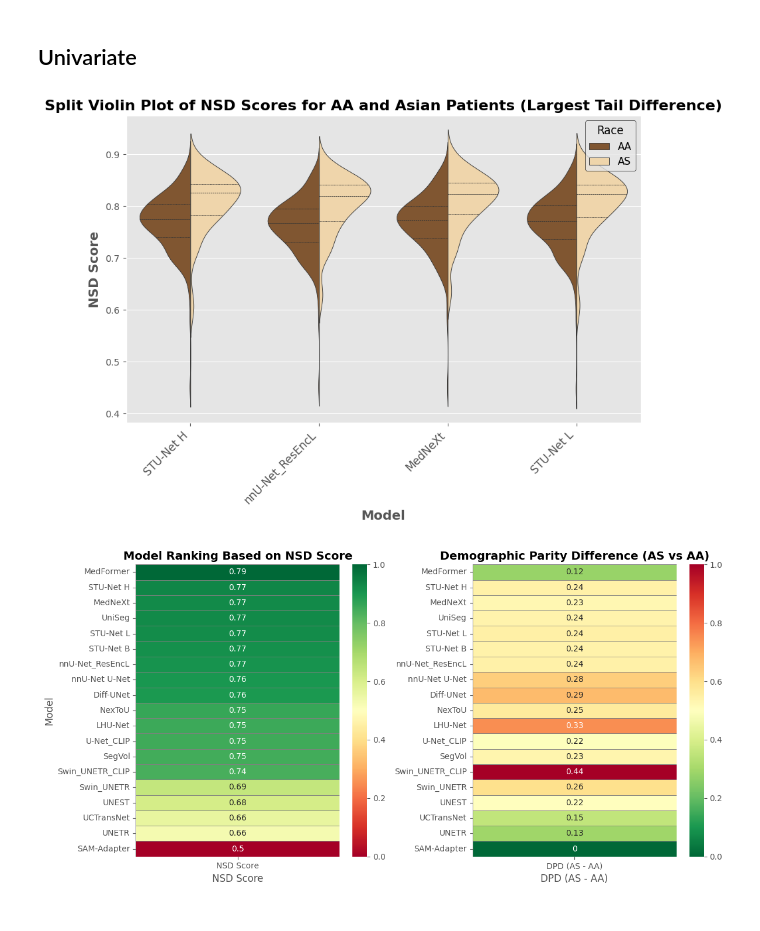
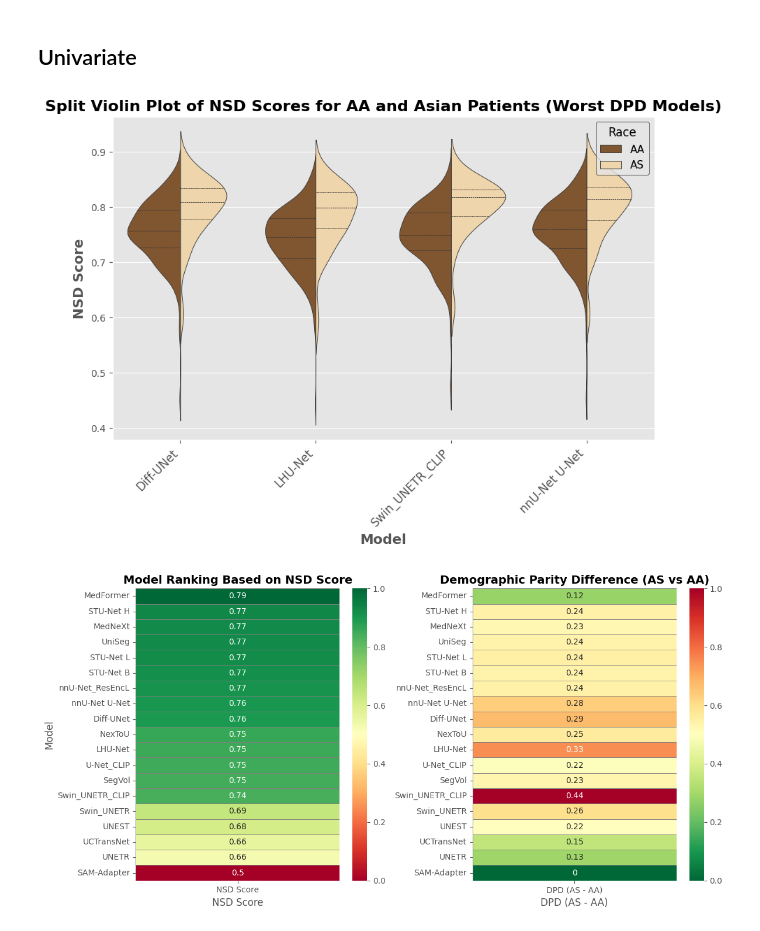
Before and after one commit to ariellubonja/RankInsight, a Jupyter notebook: python_eda.ipynb, the cells around one changed output. Cells and saved outputs as stored; diff of their text form; code cells hidden in the pictures.

Commit message:
Univariate based on worst DPD!

```diff
--- a/python_eda.ipynb
+++ b/python_eda.ipynb
@@ -799,7 +799,6 @@ import os
 import pandas as pd
 import matplotlib.pyplot as plt
 import seaborn as sns
-
 
 # Load metadata
 metadata_file_path = os.path.join(main_folder_path, "jhh_metadata - for version 20.csv")
@@ -827,38 +826,61 @@ df_metadata_subset = df_metadata[['name', 'race']]
 df_nsd_full = df_nsd_all[['name', 'Model', 'mean_nsd']].merge(df_metadata_subset, on='name', how='left')
 
 # Filter only AA and Asian patients
 df_nsd_aa_asian = df_nsd_full[df_nsd_full['race'].isin(['AA', 'AS'])]
 
-# Compute tail length (max - min) per model
+"""
+# OPTION 1: Select models based on largest tail difference
 def compute_tail_length(df):
     stats = df.groupby('Model')['mean_nsd'].describe()
     stats['Tail Length'] = (stats['max'] - stats['75%']) + (stats['25%'] - stats['min'])
     return stats
 
 tail_stats = compute_tail_length(df_nsd_aa_asian)
-top_models_by_tail = tail_stats.sort_values(by='Tail Length', ascending=False).head(4).index.tolist()
+selected_models = tail_stats.sort_values(by='Tail Length', ascending=False).head(4).index.tolist()
+"""
+
+"""
+# OPTION 2: Manually select models
+selected_models = ['Model_A', 'Model_B', 'Model_C', 'Model_D']  # Replace with actual model names
+"""
+
+# OPTION 3 (ACTIVE CODE): Select 4 models with the worst DPD (AS vs AA)
+df_nsd_dpd = df_nsd_full[df_nsd_full['race'].isin(['AA', 'AS'])]
+
+# Compute the probability of achieving a high NSD score (above the median)
+median_nsd = df_nsd_dpd['mean_nsd'].median()
+
+# Compute probability per model
+dpd_as = df_nsd_dpd[df_nsd_dpd['race'] == 'AS'].groupby('Model').apply(lambda x: (x['mean_nsd'] > median_nsd).mean())
+dpd_aa = df_nsd_dpd[df_nsd_dpd['race'] == 'AA'].groupby('Model').apply(lambda x: (x['mean_nsd'] > median_nsd).mean())
+
+# Compute DPD (AS - AA)
+dpd_values = dpd_as - dpd_aa
+
+# Select the 4 models with the worst DPD (highest disparity)
+selected_models = dpd_values.sort_values(ascending=False).head(4).index.tolist()
 
 # Filter dataset for selected models
-df_nsd_aa_asian_filtered = df_nsd_aa_asian[df_nsd_aa_asian['Model'].isin(top_models_by_tail)]
+df_nsd_aa_asian_filtered = df_nsd_aa_asian[df_nsd_aa_asian['Model'].isin(selected_models)]
 
 # Create the violin plot
 plt.figure(figsize=(10, 6))
 sns.violinplot(x='Model', y='mean_nsd', hue='race', data=df_nsd_aa_asian_filtered, split=True, inner='quartile',
                palette={"AA": "#8D5524", "AS": "#FAD7A0"})  # Skin-tone-inspired colors
 
 # Formatting
 plt.xticks(rotation=45, ha='right', fontsize=12)
 plt.xlabel('Model', fontsize=14, fontweight='bold')
 plt.ylabel('NSD Score', fontsize=14, fontweight='bold')
-plt.title('Split Violin Plot of NSD Scores for AA and Asian Patients (Largest Tail Difference)', fontsize=16, fontweight='bold')
+plt.title('Split Violin Plot of NSD Scores for AA and Asian Patients (Worst DPD Models)', fontsize=16, fontweight='bold')
 
 # Adjust legend
 plt.legend(title="Race", title_fontsize=12, fontsize=11, loc='upper right', frameon=True, edgecolor='black')
 
 # Show the plot
 plt.show()
 # %% [output]
-[figure, old version]
+[figure, new version]
 # %%
 # Compute NSD ranking per model
 model_nsd_means = df_nsd_full.groupby('Model')['mean_nsd'].mean().sort_values(ascending=False)
```
